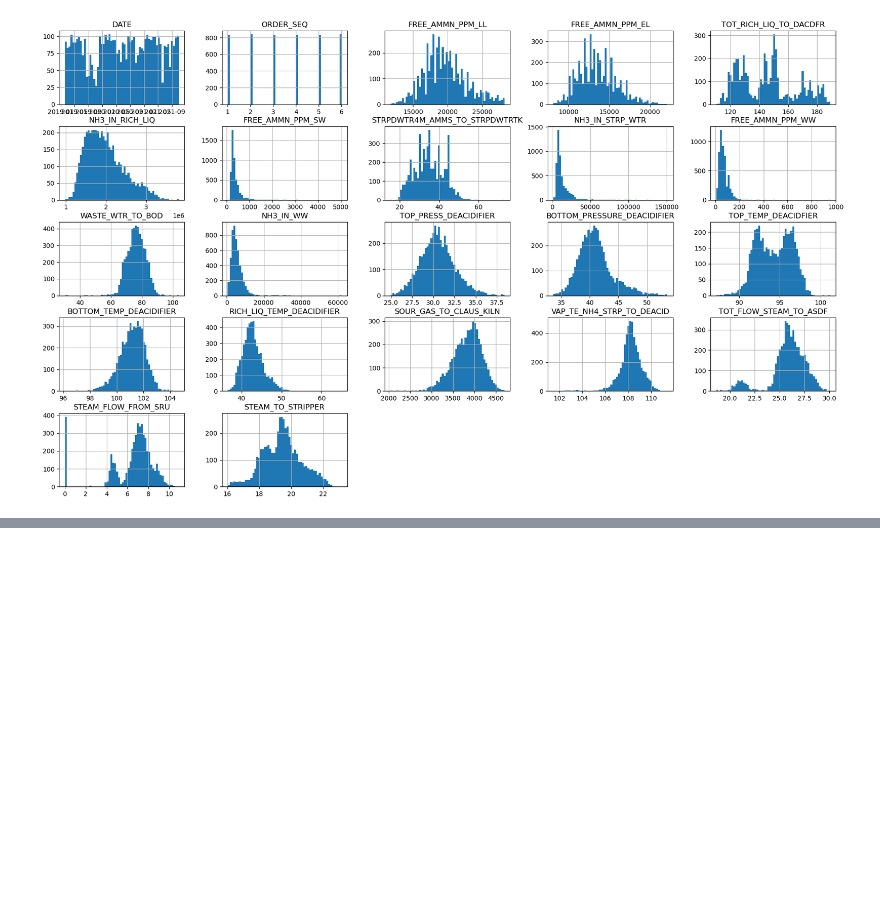
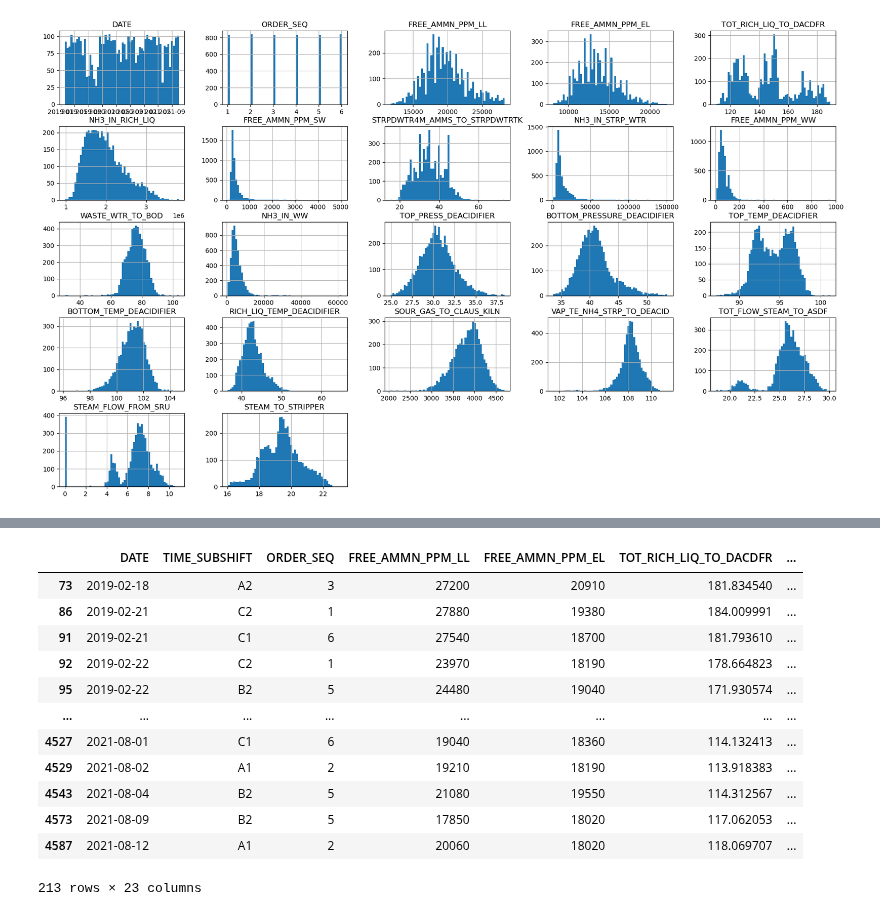
Before and after one commit to BadBunny07/NH3_LL_ByProduct_EDA, a Jupyter notebook: ByProduct_Regression_EDA-checkpoint.ipynb, the cells around one changed output, grey strips where cells are left out. Cells and saved outputs as stored; diff of their text form; code cells hidden in the pictures; blank space fills up the shorter version.

```diff
--- a/ByProduct_Regression_EDA-checkpoint.ipynb
+++ b/ByProduct_Regression_EDA-checkpoint.ipynb
@@ -195,0 +216,17 @@ dataset[dataset]
+# %%
+ammnelprod=dataset[dataset['FREE_AMMN_PPM_EL']>18000]
+ammnelprod
+# %% [output]
+|  | DATE | TIME_SUBSHIFT | ORDER_SEQ | FREE_AMMN_PPM_LL | FREE_AMMN_PPM_EL | TOT_RICH_LIQ_TO_DACDFR | ... |
+| 73 | 2019-02-18 | A2 | 3 | 27200 | 20910 | 181.834540 | ... |
+| 86 | 2019-02-21 | C2 | 1 | 27880 | 19380 | 184.009991 | ... |
+| 91 | 2019-02-21 | C1 | 6 | 27540 | 18700 | 181.793610 | ... |
+| 92 | 2019-02-22 | C2 | 1 | 23970 | 18190 | 178.664823 | ... |
+| 95 | 2019-02-22 | B2 | 5 | 24480 | 19040 | 171.930574 | ... |
+| ... | ... | ... | ... | ... | ... | ... | ... |
+| 4527 | 2021-08-01 | C1 | 6 | 19040 | 18360 | 114.132413 | ... |
+| 4529 | 2021-08-02 | A1 | 2 | 19210 | 18190 | 113.918383 | ... |
+| 4543 | 2021-08-04 | B2 | 5 | 21080 | 19550 | 114.312567 | ... |
+| 4573 | 2021-08-09 | B2 | 5 | 17850 | 18020 | 117.062053 | ... |
+| 4587 | 2021-08-12 | A1 | 2 | 20060 | 18020 | 118.069707 | ... |
+213 rows × 23 columns
```
Also changed, not shown: parts of 8 cells of this notebook.
